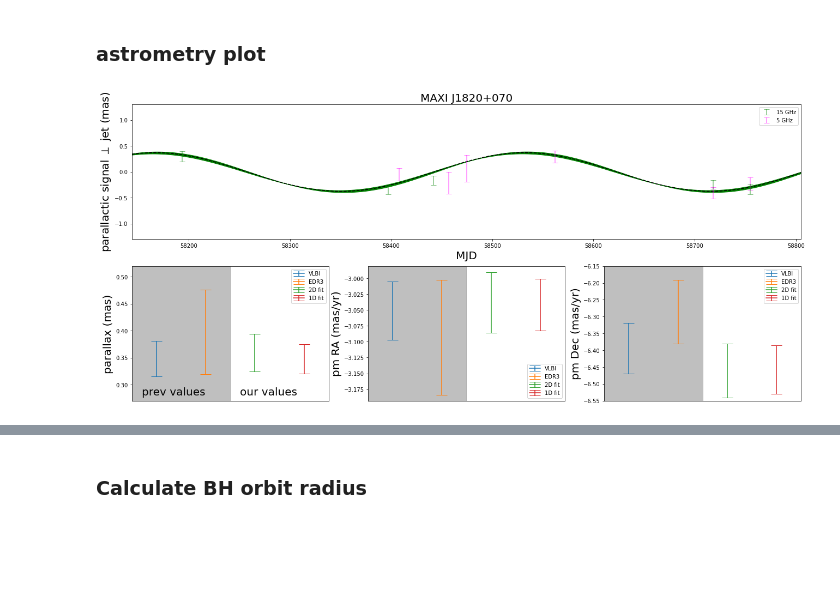
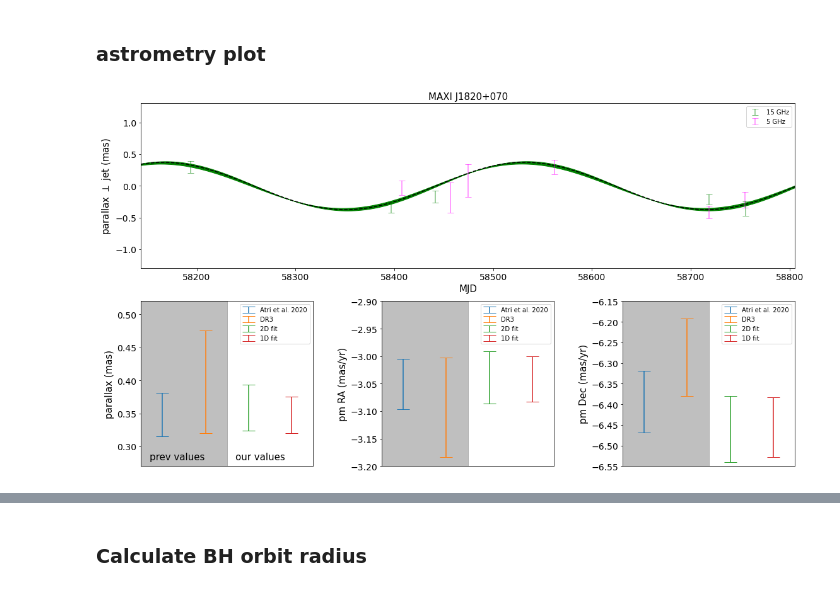
Before and after one commit to BHXRBs/VLBI-GAIA-Astrometry-V404Cygni-MAXIJ1820, a Jupyter notebook: astrometryMAXIJ1820.ipynb, the cells around one changed output, grey strips where cells are left out. Cells and saved outputs as stored; diff of their text form; code cells hidden in the pictures; blank space fills up the shorter version.

Commit message:
updated to create latest figures

```diff
--- a/astrometryMAXIJ1820.ipynb
+++ b/astrometryMAXIJ1820.ipynb
@@ -412,7 +413,7 @@ array([-3.08089224, -2.99996003])
 # %% [markdown]
 ### astrometry plot
 # %%
-hfont = {'fontname':'Helvetica', 'size':20}
+hfont = {'fontname':'Helvetica', 'size':15}
 
 J1820_c_band_mask = np.invert(np.copy(J1820_mask))
 J1820_ra_residual_trace = []
@@ -468,7 +469,14 @@ parallax_deg = np.mean(J1820_trace_1D['parallax'])
 theta_perp_t, theta_para_t = jet_coordinates(frac_alpha * np.cos(np.radians(frac_delta))*parallax_deg\
                                              , frac_delta, J1820_jet_angle)
 
-fig = plt.figure(figsize=(22,10))
+fig = plt.figure(figsize=(18,10))
+
+plt.subplots_adjust(left=0.1,
+                    bottom=0.1,
+                    right=0.9,
+                    top=0.9,
+                    wspace=0.4,
+                    hspace=0.2)
 
 plt.subplot(2,1,1)
 plt.plot(time_array, theta_perp_t, color="black", linestyle="dashed", zorder=2)
@@ -500,12 +508,14 @@ for x, y, z, label in zip(J1820_time, np.mean(J1820_perp_trace, axis=0)*3.6e6,np
 #             yerr=np.std(V404_perp_trace, axis=0)*3.6e6, fmt=" ", capsize=5)
 
 plt.ylim(-1.3, 1.3)
-plt.ylabel(r'parallactic signal $\perp$ jet (mas)', **hfont)
+plt.ylabel(r'parallax $\perp$ jet (mas)', **hfont)
 plt.xlabel("MJD",**hfont)
 handles, labels = plt.gca().get_legend_handles_labels()
 by_label = dict(zip(labels, handles))
 plt.legend(by_label.values(), by_label.keys())
 plt.title('MAXI J1820+070',**hfont)
+plt.yticks(fontsize=14)
+plt.xticks(fontsize=14)
 
 
 # ax1 = fig.add_subplot(323)
@@ -550,50 +560,56 @@ plt.title('MAXI J1820+070',**hfont)
 
 
 ax3 = plt.subplot(234)
-plt.errorbar(1, 0.348, yerr=0.033, label="VLBI", capsize=10)
-plt.errorbar(2, 0.3978309267225294, yerr=0.07798400521278381, label="EDR3", capsize=10)
-plt.errorbar(3, np.mean(J1820_trace_2D["parallax"]), yerr=np.std(J1820_trace_2D["parallax"]), capsize=10, label="2D fit")
-plt.errorbar(4, np.mean(J1820_trace_1D["parallax"]), yerr=np.std(J1820_trace_1D["parallax"]), capsize=10, label="1D fit")
+plt.errorbar(1, 0.348, yerr=0.033, label="Atri et al. 2020", capsize=10, fmt=' ')
+plt.errorbar(2, 0.3978309267225294, yerr=0.07798400521278381, label="DR3", capsize=10, fmt=' ')
+plt.errorbar(3, np.mean(J1820_trace_2D["parallax"]), yerr=np.std(J1820_trace_2D["parallax"]), capsize=10, label="2D fit", fmt=' ')
+plt.errorbar(4, np.mean(J1820_trace_1D["parallax"]), yerr=np.std(J1820_trace_1D["parallax"]), capsize=10, label="1D fit", fmt=' ')
 ax3.axvspan(0, 2.5, ymin=0, ymax=1, alpha=0.5, color='grey')
 plt.legend()
 plt.ylim(0.27, 0.52)
 plt.xlim(0.5, 4.5)
 plt.ylabel("parallax (mas)",**hfont)
 plt.text(0.7, 0.28, 'prev values',**hfont)
 plt.text(2.7, 0.28, 'our values',**hfont)
 plt.xticks([])
+plt.yticks(fontsize=14)
+
 
 
 ax4 = plt.subplot(236)
-plt.errorbar(1, -6.394, yerr=0.075, label="VLBI", capsize=10)
-plt.errorbar(2, -6.285706339181691, yerr=0.0942222997546196, capsize=10, label="EDR3")
-plt.errorbar(3, np.mean(J1820_trace_2D["pm delta"]), yerr=np.std(J1820_trace_2D["pm delta"]), capsize=10, label="2D fit")
-plt.errorbar(4, np.mean(J1820_trace_1D["pm delta"]), yerr=np.std(J1820_trace_1D["pm delta"]), capsize=10, label="1D fit")
+plt.errorbar(1, -6.394, yerr=0.075, label="Atri et al. 2020", capsize=10, fmt=' ')
+plt.errorbar(2, -6.285706339181691, yerr=0.0942222997546196, capsize=10, label="DR3", fmt=' ')
+plt.errorbar(3, np.mean(J1820_trace_2D["pm delta"]), yerr=np.std(J1820_trace_2D["pm delta"]), capsize=10, label="2D fit", fmt=' ')
+plt.errorbar(4, np.mean(J1820_trace_1D["pm delta"]), yerr=np.std(J1820_trace_1D["pm delta"]), capsize=10, label="1D fit", fmt=' ')
 plt.legend()
 plt.ylabel("pm Dec (mas/yr)",**hfont)
 ax4.axvspan(0, 2.5, ymin=1, ymax=0, alpha=0.5, color='grey')
 plt.ylim(-6.55, -6.15)
 plt.xlim(0.5, 4.5)
 plt.xticks([])
+plt.yticks(fontsize=14)
+
 
 
 ax5 = plt.subplot(235)
-plt.errorbar(1, -3.051, yerr=0.046, label="VLBI", capsize=10)
-plt.errorbar(2, -3.092926397092064, yerr=0.09064880013465881, label="EDR3", capsize=10)
-plt.errorbar(3, np.mean(J1820_trace_2D["pm alpha"]), yerr=np.std(J1820_trace_2D["pm alpha"]), capsize=10, label="2D fit")
-plt.errorbar(4, np.mean(J1820_trace_1D["pm alpha"]), yerr=np.std(J1820_trace_1D["pm alpha"]), capsize=10, label="1D fit")
+plt.errorbar(1, -3.051, yerr=0.046, label="Atri et al. 2020", capsize=10, fmt=' ')
+plt.errorbar(2, -3.092926397092064, yerr=0.09064880013465881, label="DR3", capsize=10, fmt=' ')
+plt.errorbar(3, np.mean(J1820_trace_2D["pm alpha"]), yerr=np.std(J1820_trace_2D["pm alpha"]), capsize=10, label="2D fit", fmt=' ')
+plt.errorbar(4, np.mean(J1820_trace_1D["pm alpha"]), yerr=np.std(J1820_trace_1D["pm alpha"]), capsize=10, label="1D fit", fmt=' ')
 plt.legend()
 plt.ylabel("pm RA (mas/yr)",**hfont)
 ax5.axvspan(0, 2.5, ymin=1, ymax=0, alpha=0.5, color='grey')
 plt.xlim(0.5, 4.5)
 plt.xticks([])
-
+plt.yticks(fontsize=14)
+plt.ylim(-3.2, -2.9)
+#plt.gca().yaxis.set_major_formatter(StrMethodFormatter('{x:,.1f}'))
 
 plt.rcParams['axes.facecolor']='white'
 plt.rcParams['savefig.facecolor']='white'
 plt.savefig('1820results.png')
 # %% [output]
-[figure, old version]
+[figure, new version]
 # %%
 print("parallx {}nu {}std".format(np.mean(J1820_trace_1D["parallax"]), np.std(J1820_trace_1D["parallax"])))
 print("pm alpha {}nu {}std".format(np.mean(J1820_trace_1D["pm alpha"]), np.std(J1820_trace_1D["pm alpha"])))
```
Also changed, not shown: parts of 13 cells of this notebook, 2 other files.
